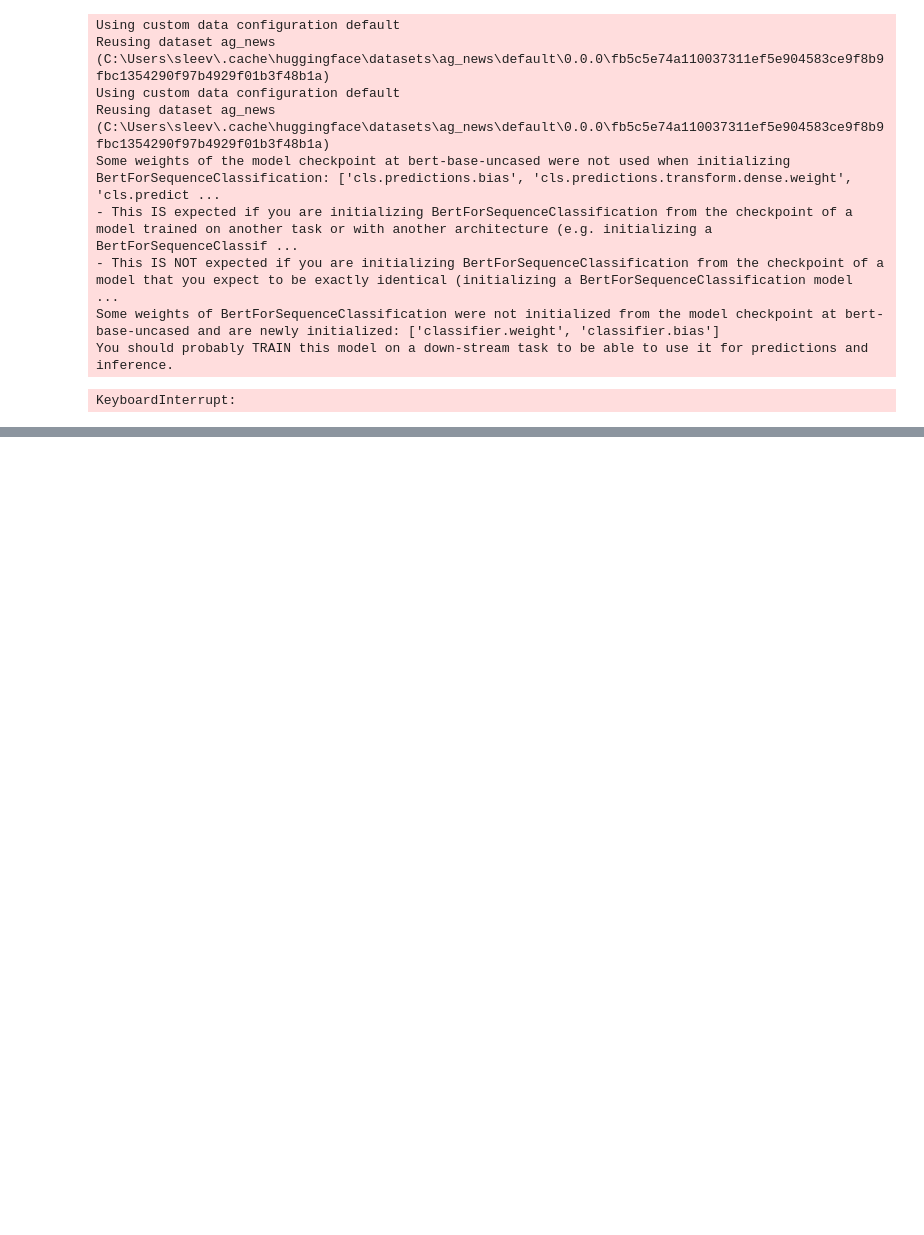
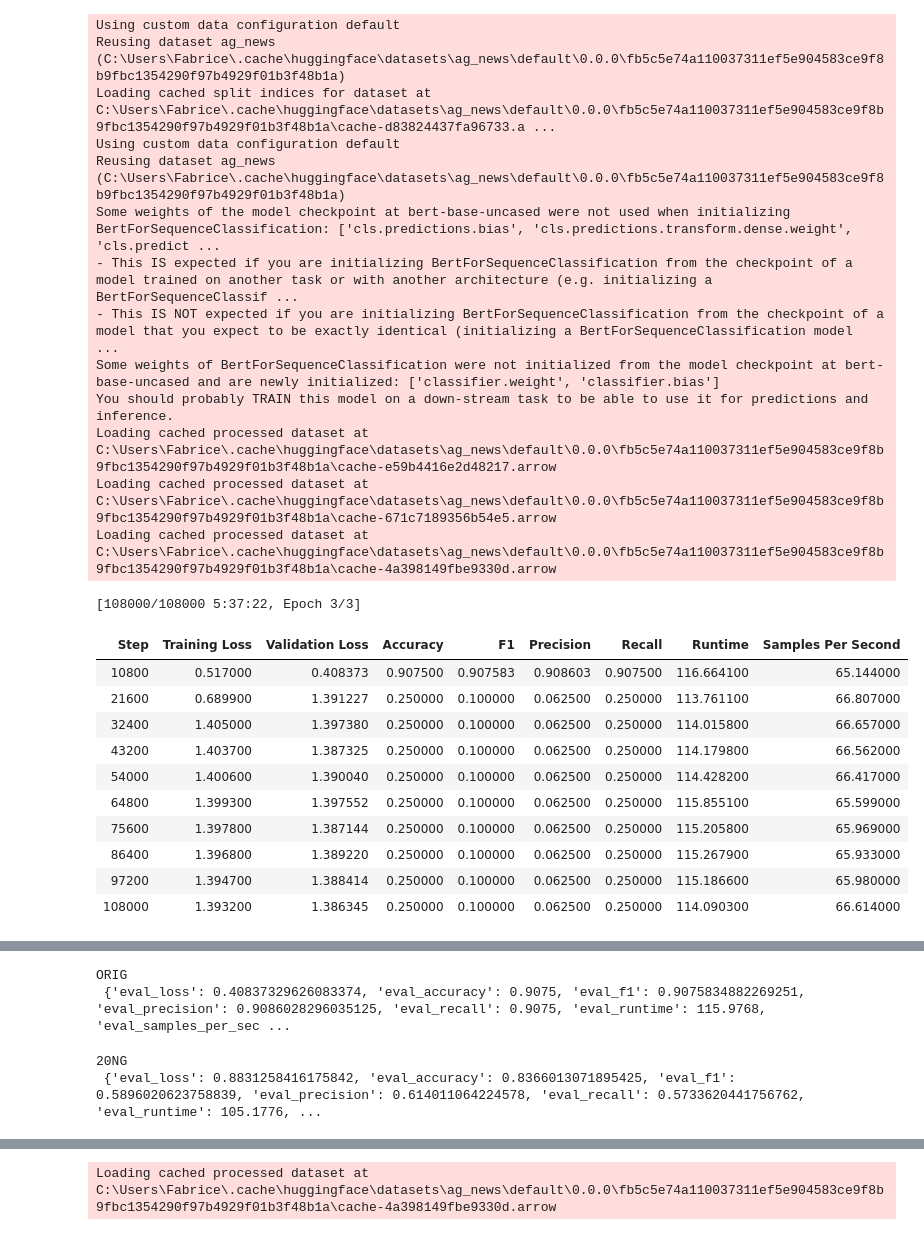
Before and after one commit to asakhala921/Sibyl_eval, a Jupyter notebook: train_AG_NEWS.ipynb, the cells around one changed output, grey strips where cells are left out. Drawn from its saved outputs; the diff is of its cells as text; code cells hidden in the pictures; blank space fills up the shorter version.

Commit message:
train_ag_news run #2

```diff
--- a/train_AG_NEWS.ipynb
+++ b/train_AG_NEWS.ipynb
@@ -122,7 +122,7 @@ def get_20NG_test_dataset():
 use_pretrain = False
 soft_target = False
 
-for t in ['ORIG', 'INV']:
+for t in ['ORIG', 'INV', 'SIB-mix', 'INVSIB']:
     for MODEL_NAME in MODEL_NAMES:
 
         eval_only = False
@@ -149,14 +149,14 @@ for t in ['ORIG', 'INV']:
                 print('loading {}...'.format(checkpoint))
                 MODEL_NAME = checkpoint
                 eval_only = True
-        if t == 'SIB':
-            text = npy_load("./assets/AG_NEWS/topic/SIB/text.npy")
-            label = npy_load("./assets/AG_NEWS/topic/SIB/label.npy")
+        if t == 'SIB-mix':
+            text = npy_load("./assets/AG_NEWS/topic/SIB-mix/text.npy")
+            label = npy_load("./assets/AG_NEWS/topic/SIB-mix/label.npy")
             df = pd.DataFrame({'text': text, 'label': label.tolist()})
             df.text = df.text.astype(str)
             df.label = df.label.map(lambda y: np.array(y))
             train_dataset = Dataset.from_pandas(df)
-            checkpoint += '-ag_news-SIB'
+            checkpoint += '-ag_news-SIB-mix'
             if use_pretrain and os.path.exists(checkpoint):
                 print('loading {}...'.format(checkpoint))
                 MODEL_NAME = checkpoint
@@ -240,40 +240,55 @@ for t in ['ORIG', 'INV']:
                 train_dataset=train_dataset,
                 eval_dataset=eval_dataset,
                 data_collator=DefaultCollator(),
-                # callbacks=[EarlyStoppingCallback(early_stopping_patience=10)]
+                callbacks=[EarlyStoppingCallback(early_stopping_patience=10)]
             )
         else:
             trainer = Trainer(
                 model=model,
                 args=training_args,
                 compute_metrics=compute_metrics,
                 train_dataset=train_dataset,
                 eval_dataset=test_dataset,
-                # callbacks=[EarlyStoppingCallback(early_stopping_patience=10)]
+                callbacks=[EarlyStoppingCallback(early_stopping_patience=10)]
             )
 
         if not eval_only:
             trainer.train()
 
         trainer.compute_metrics = compute_metrics
 
         # test with ORIG data
         trainer.eval_dataset = test_dataset
         out_orig = trainer.evaluate()
         print('ORIG \n', out_orig)
 
         # test with 20NG data
         trainer.eval_dataset = test_dataset_20NG
         out_20NG = trainer.evaluate()
         print('20NG \n', out_20NG)
 # %% [output]
 Using custom data configuration default
-Reusing dataset ag_news (C:\Users\sleev\.cache\huggingface\datasets\ag_news\default\0.0.0\fb5c5e74a110037311ef5e904583ce9f8b9fbc1354290f97b4929f01b3f48b1a)
+Reusing dataset ag_news (C:\Users\Fabrice\.cache\huggingface\datasets\ag_news\default\0.0.0\fb5c5e74a110037311ef5e904583ce9f8b9fbc1354290f97b4929f01b3f48b1a)
+Loading cached split indices for dataset at C:\Users\Fabrice\.cache\huggingface\datasets\ag_news\default\0.0.0\fb5c5e74a110037311ef5e904583ce9f8b9fbc1354290f97b4929f01b3f48b1a\cache-d83824437fa96733.a ...
 Using custom data configuration default
-Reusing dataset ag_news (C:\Users\sleev\.cache\huggingface\datasets\ag_news\default\0.0.0\fb5c5e74a110037311ef5e904583ce9f8b9fbc1354290f97b4929f01b3f48b1a)
+Reusing dataset ag_news (C:\Users\Fabrice\.cache\huggingface\datasets\ag_news\default\0.0.0\fb5c5e74a110037311ef5e904583ce9f8b9fbc1354290f97b4929f01b3f48b1a)
 Some weights of the model checkpoint at bert-base-uncased were not used when initializing BertForSequenceClassification: ['cls.predictions.bias', 'cls.predictions.transform.dense.weight', 'cls.predict ...
 - This IS expected if you are initializing BertForSequenceClassification from the checkpoint of a model trained on another task or with another architecture (e.g. initializing a BertForSequenceClassif ...
 - This IS NOT expected if you are initializing BertForSequenceClassification from the checkpoint of a model that you expect to be exactly identical (initializing a BertForSequenceClassification model  ...
 Some weights of BertForSequenceClassification were not initialized from the model checkpoint at bert-base-uncased and are newly initialized: ['classifier.weight', 'classifier.bias']
 You should probably TRAIN this model on a down-stream task to be able to use it for predictions and inference.
+Loading cached processed dataset at C:\Users\Fabrice\.cache\huggingface\datasets\ag_news\default\0.0.0\fb5c5e74a110037311ef5e904583ce9f8b9fbc1354290f97b4929f01b3f48b1a\cache-e59b4416e2d48217.arrow
+Loading cached processed dataset at C:\Users\Fabrice\.cache\huggingface\datasets\ag_news\default\0.0.0\fb5c5e74a110037311ef5e904583ce9f8b9fbc1354290f97b4929f01b3f48b1a\cache-671c7189356b54e5.arrow
+Loading cached processed dataset at C:\Users\Fabrice\.cache\huggingface\datasets\ag_news\default\0.0.0\fb5c5e74a110037311ef5e904583ce9f8b9fbc1354290f97b4929f01b3f48b1a\cache-4a398149fbe9330d.arrow
-KeyboardInterrupt:
+[108000/108000 5:37:22, Epoch 3/3]
+| Step | Training Loss | Validation Loss | Accuracy | F1 | Precision | Recall | Runtime | Samples Per Second |
+| 10800 | 0.517000 | 0.408373 | 0.907500 | 0.907583 | 0.908603 | 0.907500 | 116.664100 | 65.144000 |
+| 21600 | 0.689900 | 1.391227 | 0.250000 | 0.100000 | 0.062500 | 0.250000 | 113.761100 | 66.807000 |
+| 32400 | 1.405000 | 1.397380 | 0.250000 | 0.100000 | 0.062500 | 0.250000 | 114.015800 | 66.657000 |
+| 43200 | 1.403700 | 1.387325 | 0.250000 | 0.100000 | 0.062500 | 0.250000 | 114.179800 | 66.562000 |
+| 54000 | 1.400600 | 1.390040 | 0.250000 | 0.100000 | 0.062500 | 0.250000 | 114.428200 | 66.417000 |
+| 64800 | 1.399300 | 1.397552 | 0.250000 | 0.100000 | 0.062500 | 0.250000 | 115.855100 | 65.599000 |
+| 75600 | 1.397800 | 1.387144 | 0.250000 | 0.100000 | 0.062500 | 0.250000 | 115.205800 | 65.969000 |
+| 86400 | 1.396800 | 1.389220 | 0.250000 | 0.100000 | 0.062500 | 0.250000 | 115.267900 | 65.933000 |
+| 97200 | 1.394700 | 1.388414 | 0.250000 | 0.100000 | 0.062500 | 0.250000 | 115.186600 | 65.980000 |
+| 108000 | 1.393200 | 1.386345 | 0.250000 | 0.100000 | 0.062500 | 0.250000 | 114.090300 | 66.614000 |
@@ -279,0 +296,4 @@ KeyboardInterrupt:
+ORIG
+ {'eval_loss': 0.40837329626083374, 'eval_accuracy': 0.9075, 'eval_f1': 0.9075834882269251, 'eval_precision': 0.9086028296035125, 'eval_recall': 0.9075, 'eval_runtime': 115.9768, 'eval_samples_per_sec ...
+20NG
+ {'eval_loss': 0.8831258416175842, 'eval_accuracy': 0.8366013071895425, 'eval_f1': 0.5896020623758839, 'eval_precision': 0.614011064224578, 'eval_recall': 0.5733620441756762, 'eval_runtime': 105.1776, ...
@@ -279,0 +307 @@ KeyboardInterrupt:
+Loading cached processed dataset at C:\Users\Fabrice\.cache\huggingface\datasets\ag_news\default\0.0.0\fb5c5e74a110037311ef5e904583ce9f8b9fbc1354290f97b4929f01b3f48b1a\cache-4a398149fbe9330d.arrow
```
Also changed, not shown: parts of 1 cell of this notebook, 2 other files.
